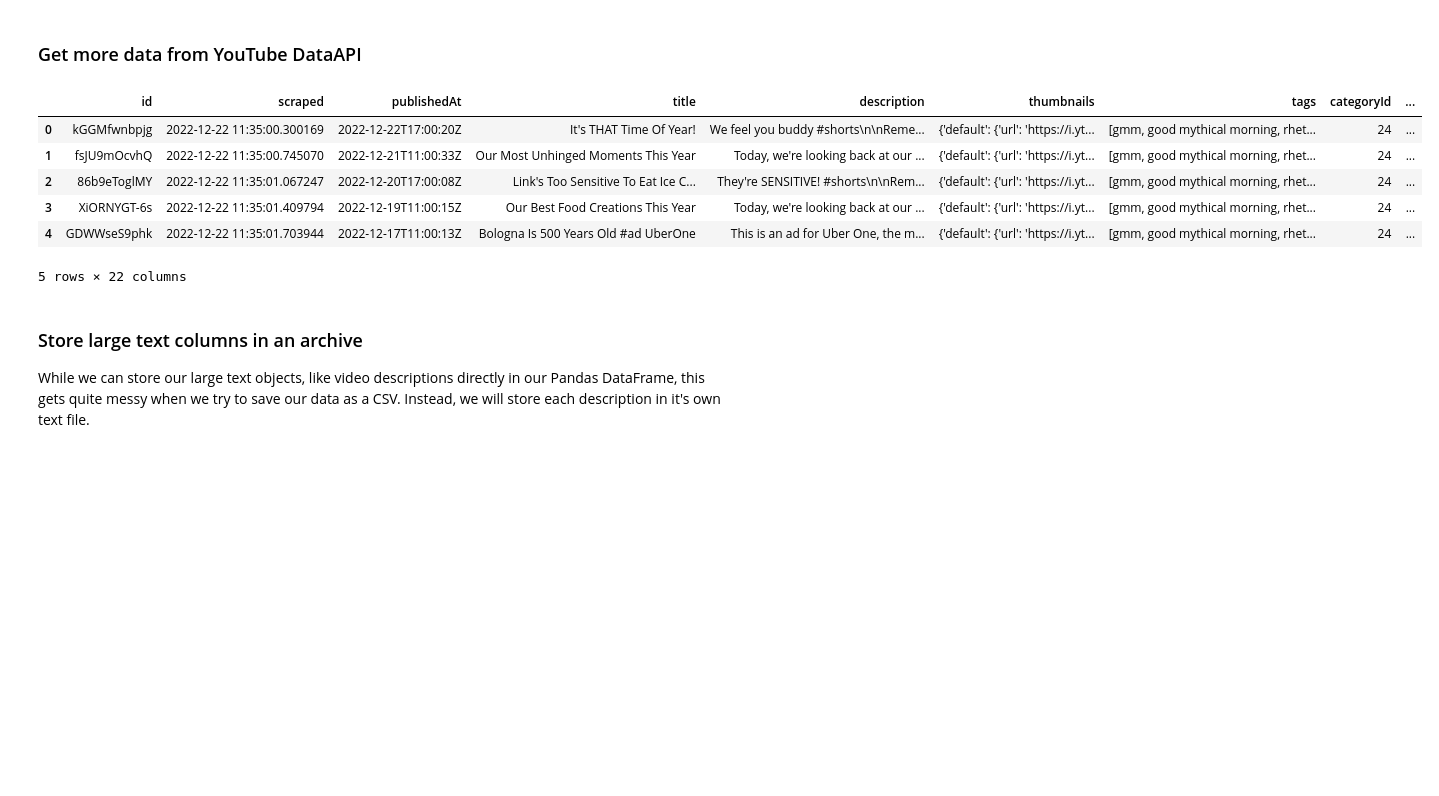
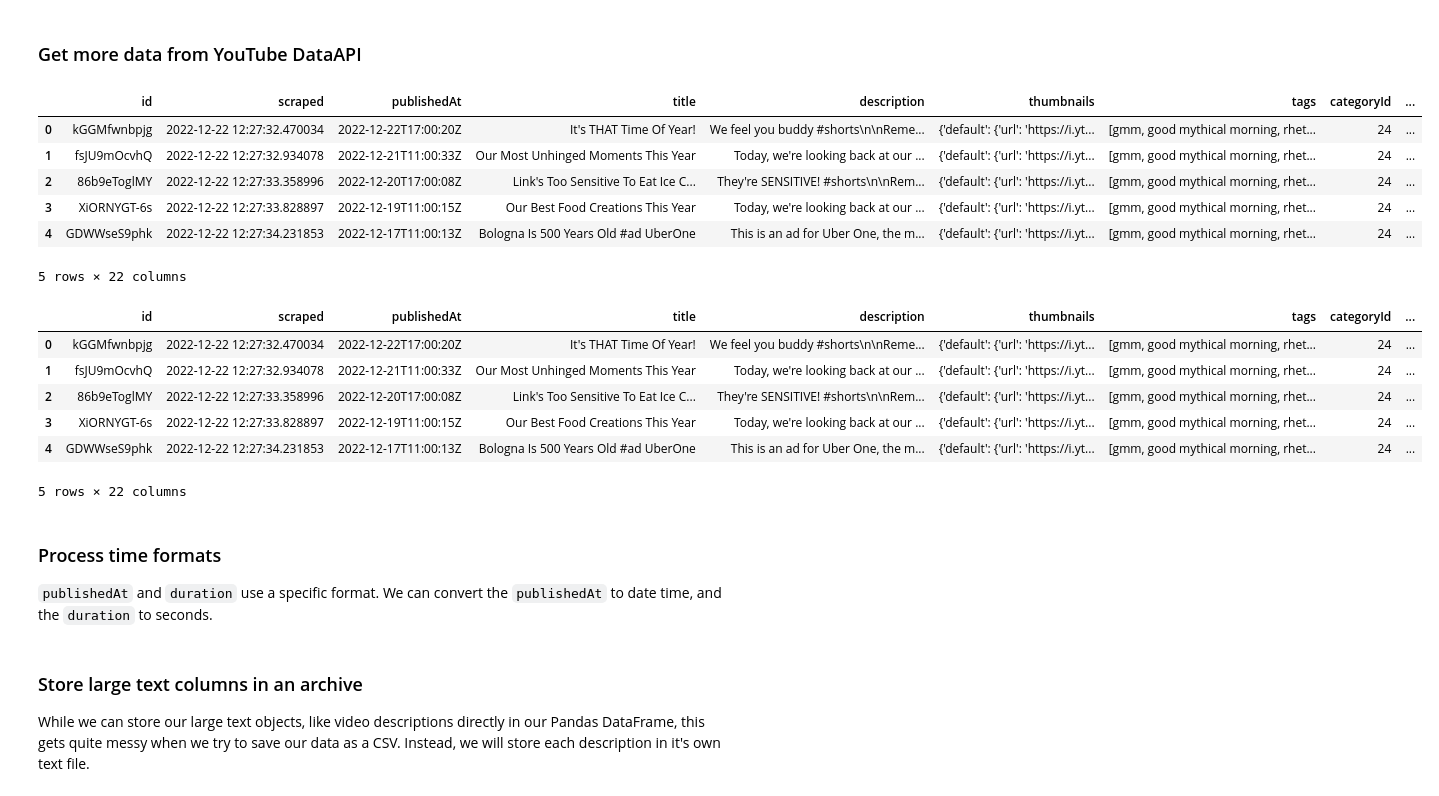
Before and after one commit to ziggycross/good-mythical-data, a Jupyter notebook: build-dataset.ipynb, the cells around one changed output. Saved outputs shown, nothing was run; the diff lists cells and outputs as text; code cells hidden in the pictures; blank space fills up the shorter version.

Commit message:
Added processing for time.

```diff
--- a/build-dataset.ipynb
+++ b/build-dataset.ipynb
@@ -147,7 +147,7 @@ For testing, use a low number of pages. To remove this limit, set `max_pages` to
 # %%
 import requests
 
-max_pages = 2
+max_pages = 1
 results_per_page = 50
 
 
@@ -262,9 +262,23 @@ df = df.drop(columns=["kind", "videoId", "channelId", "channelTitle", "localized
 df.head()
 # %% [output]
 |  | id | scraped | publishedAt | title | description | thumbnails | tags | categoryId | ... |
-| 0 | kGGMfwnbpjg | 2022-12-22 11:35:00.300169 | 2022-12-22T17:00:20Z | It's THAT Time Of Year! | We feel you buddy #shorts\n\nReme... | {'default': {'url': 'https://i.yt... | [gmm, good mythical morning, rhet... | 24 | ... |
-| 1 | fsJU9mOcvhQ | 2022-12-22 11:35:00.745070 | 2022-12-21T11:00:33Z | Our Most Unhinged Moments This Year | Today, we're looking back at our ... | {'default': {'url': 'https://i.yt... | [gmm, good mythical morning, rhet... | 24 | ... |
-| 2 | 86b9eToglMY | 2022-12-22 11:35:01.067247 | 2022-12-20T17:00:08Z | Link's Too Sensitive To Eat Ice C... | They're SENSITIVE! #shorts\n\nRem... | {'default': {'url': 'https://i.yt... | [gmm, good mythical morning, rhet... | 24 | ... |
-| 3 | XiORNYGT-6s | 2022-12-22 11:35:01.409794 | 2022-12-19T11:00:15Z | Our Best Food Creations This Year | Today, we're looking back at our ... | {'default': {'url': 'https://i.yt... | [gmm, good mythical morning, rhet... | 24 | ... |
-| 4 | GDWWseS9phk | 2022-12-22 11:35:01.703944 | 2022-12-17T11:00:13Z | Bologna Is 500 Years Old #ad UberOne | This is an ad for Uber One, the m... | {'default': {'url': 'https://i.yt... | [gmm, good mythical morning, rhet... | 24 | ... |
+| 0 | kGGMfwnbpjg | 2022-12-22 12:27:32.470034 | 2022-12-22T17:00:20Z | It's THAT Time Of Year! | We feel you buddy #shorts\n\nReme... | {'default': {'url': 'https://i.yt... | [gmm, good mythical morning, rhet... | 24 | ... |
+| 1 | fsJU9mOcvhQ | 2022-12-22 12:27:32.934078 | 2022-12-21T11:00:33Z | Our Most Unhinged Moments This Year | Today, we're looking back at our ... | {'default': {'url': 'https://i.yt... | [gmm, good mythical morning, rhet... | 24 | ... |
+| 2 | 86b9eToglMY | 2022-12-22 12:27:33.358996 | 2022-12-20T17:00:08Z | Link's Too Sensitive To Eat Ice C... | They're SENSITIVE! #shorts\n\nRem... | {'default': {'url': 'https://i.yt... | [gmm, good mythical morning, rhet... | 24 | ... |
+| 3 | XiORNYGT-6s | 2022-12-22 12:27:33.828897 | 2022-12-19T11:00:15Z | Our Best Food Creations This Year | Today, we're looking back at our ... | {'default': {'url': 'https://i.yt... | [gmm, good mythical morning, rhet... | 24 | ... |
+| 4 | GDWWseS9phk | 2022-12-22 12:27:34.231853 | 2022-12-17T11:00:13Z | Bologna Is 500 Years Old #ad UberOne | This is an ad for Uber One, the m... | {'default': {'url': 'https://i.yt... | [gmm, good mythical morning, rhet... | 24 | ... |
 5 rows × 22 columns
+# %%
+df.head()
+# %% [output]
+|  | id | scraped | publishedAt | title | description | thumbnails | tags | categoryId | ... |
+| 0 | kGGMfwnbpjg | 2022-12-22 12:27:32.470034 | 2022-12-22T17:00:20Z | It's THAT Time Of Year! | We feel you buddy #shorts\n\nReme... | {'default': {'url': 'https://i.yt... | [gmm, good mythical morning, rhet... | 24 | ... |
+| 1 | fsJU9mOcvhQ | 2022-12-22 12:27:32.934078 | 2022-12-21T11:00:33Z | Our Most Unhinged Moments This Year | Today, we're looking back at our ... | {'default': {'url': 'https://i.yt... | [gmm, good mythical morning, rhet... | 24 | ... |
+| 2 | 86b9eToglMY | 2022-12-22 12:27:33.358996 | 2022-12-20T17:00:08Z | Link's Too Sensitive To Eat Ice C... | They're SENSITIVE! #shorts\n\nRem... | {'default': {'url': 'https://i.yt... | [gmm, good mythical morning, rhet... | 24 | ... |
+| 3 | XiORNYGT-6s | 2022-12-22 12:27:33.828897 | 2022-12-19T11:00:15Z | Our Best Food Creations This Year | Today, we're looking back at our ... | {'default': {'url': 'https://i.yt... | [gmm, good mythical morning, rhet... | 24 | ... |
+| 4 | GDWWseS9phk | 2022-12-22 12:27:34.231853 | 2022-12-17T11:00:13Z | Bologna Is 500 Years Old #ad UberOne | This is an ad for Uber One, the m... | {'default': {'url': 'https://i.yt... | [gmm, good mythical morning, rhet... | 24 | ... |
+5 rows × 22 columns
+# %% [markdown]
+### Process time formats
+
+`publishedAt` and `duration` use a specific format. We can convert the `publishedAt` to date time, and the `duration` to seconds.
```
Also changed, not shown: parts of 2 cells of this notebook.
